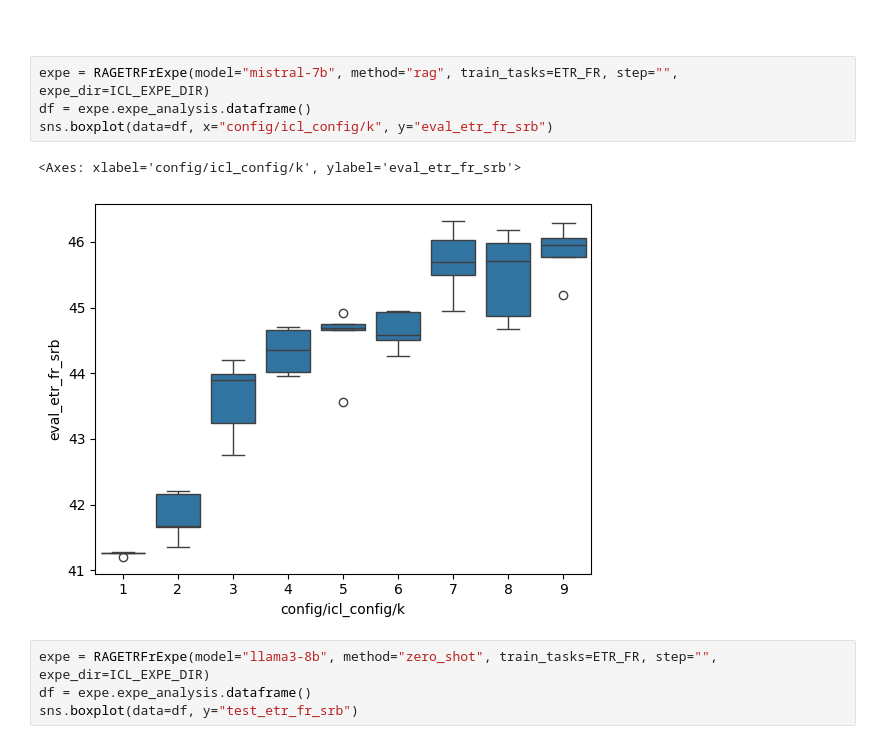
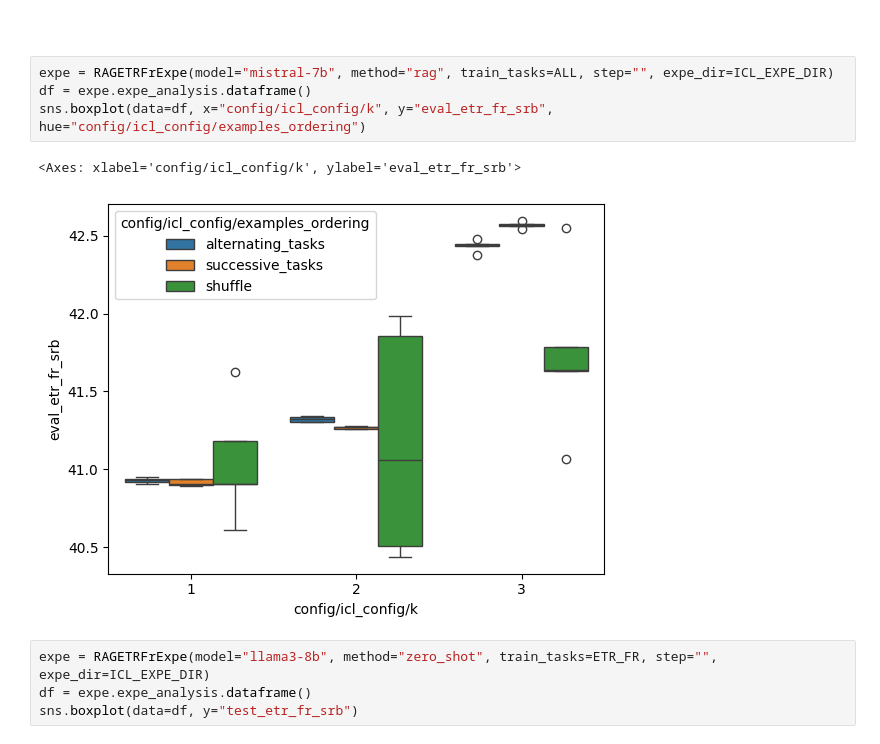
Before and after one commit to FrLdy/ETR-PEFT-Composition, a Jupyter notebook: notebooks/result_analysis/metrics.ipynb, the cells around one changed output. Saved outputs shown, nothing was run; the diff lists cells and outputs as text.

```diff
--- a/notebooks/result_analysis/metrics.ipynb
+++ b/notebooks/result_analysis/metrics.ipynb
@@ -682,12 +666,12 @@ df.melt(id_vars=ids, value_vars=values)
 # %% [markdown]
 ###
 # %%
-expe = RAGETRFrExpe(model="mistral-7b", method="rag", train_tasks=ETR_FR, step="", expe_dir=ICL_EXPE_DIR)
+expe = RAGETRFrExpe(model="mistral-7b", method="rag", train_tasks=ALL, step="", expe_dir=ICL_EXPE_DIR)
 df = expe.expe_analysis.dataframe()
-sns.boxplot(data=df, x="config/icl_config/k", y="eval_etr_fr_srb")
+sns.boxplot(data=df, x="config/icl_config/k", y="eval_etr_fr_srb", hue="config/icl_config/examples_ordering")
 # %% [output]
 <Axes: xlabel='config/icl_config/k', ylabel='eval_etr_fr_srb'>
-[figure, old version]
+[figure, new version]
 # %%
 expe = RAGETRFrExpe(model="llama3-8b", method="zero_shot", train_tasks=ETR_FR, step="", expe_dir=ICL_EXPE_DIR)
 df = expe.expe_analysis.dataframe()
```
Also changed, not shown: parts of 24 cells of this notebook.
